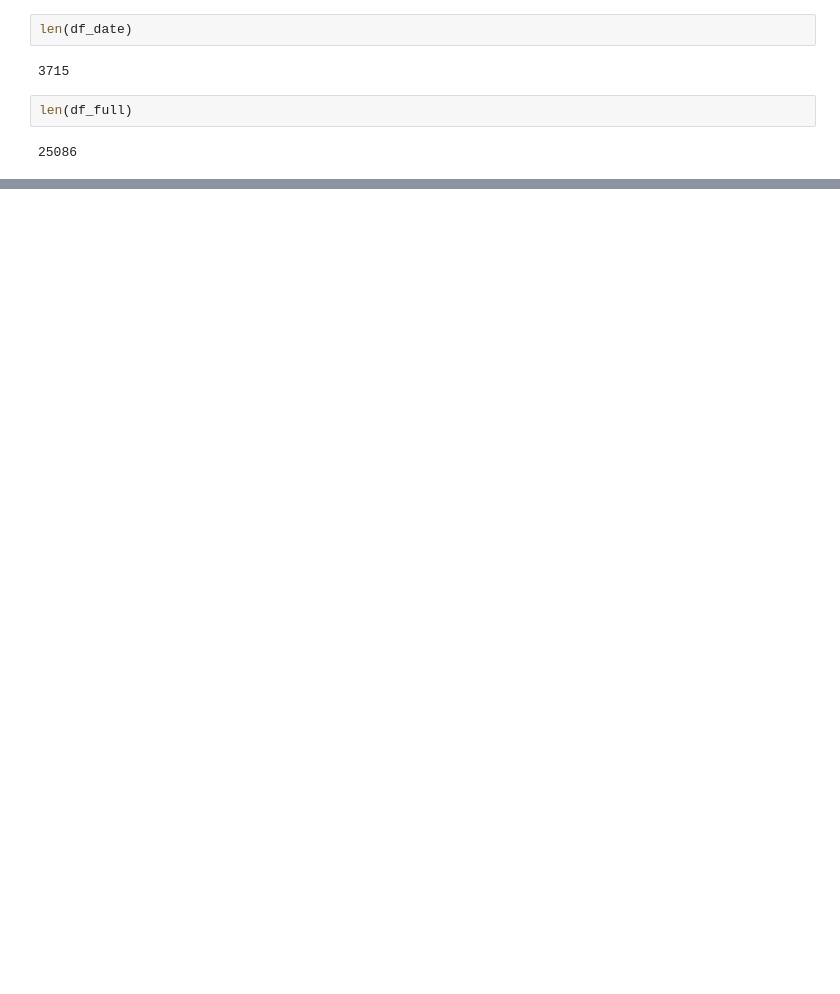
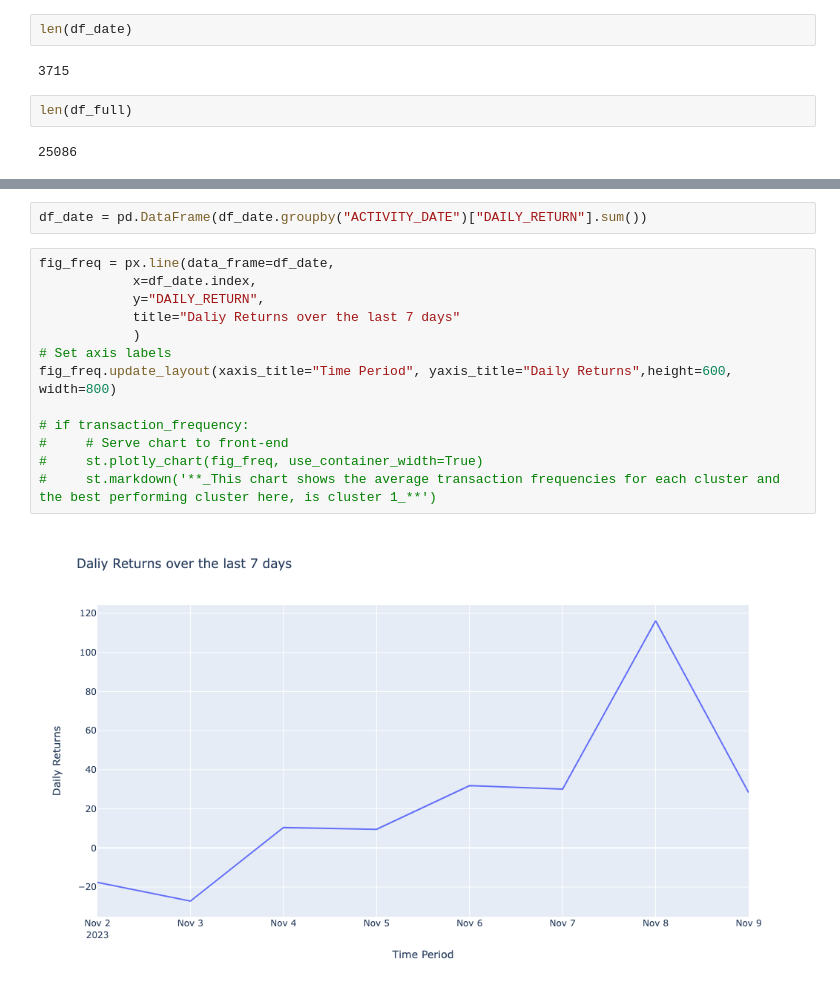
Before and after one commit to Lekewhite01/upwork_projects, a Jupyter notebook: streamlit_app_rick/data_exploration.ipynb, the cells around one changed output, grey strips where cells are left out. Cells and saved outputs as stored; diff of their text form; blank space fills up the shorter version.

```diff
--- a/streamlit_app_rick/data_exploration.ipynb
+++ b/streamlit_app_rick/data_exploration.ipynb
@@ -116,0 +137,17 @@ len(df_full)
+# %%
+df_date = pd.DataFrame(df_date.groupby("ACTIVITY_DATE")["DAILY_RETURN"].sum())
+# %%
+fig_freq = px.line(data_frame=df_date,
+            x=df_date.index,
+            y="DAILY_RETURN",
+            title="Daliy Returns over the last 7 days"
+            )
+# Set axis labels
+fig_freq.update_layout(xaxis_title="Time Period", yaxis_title="Daily Returns",height=600, width=800)
+
+# if transaction_frequency:
+#     # Serve chart to front-end
+#     st.plotly_chart(fig_freq, use_container_width=True)
+#     st.markdown('**_This chart shows the average transaction frequencies for each cluster and the best performing cluster here, is cluster 1_**')
+# %% [output]
+[figure, added]
```
Also changed, not shown: parts of 1 cell of this notebook, 1 other file.
